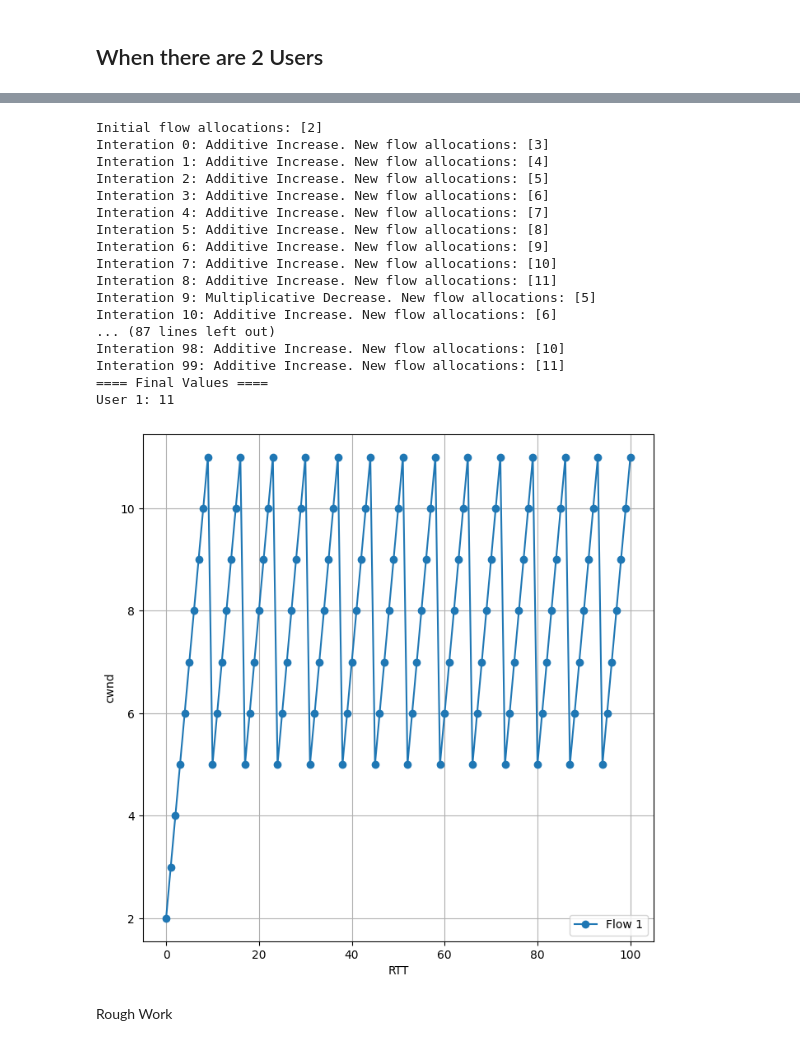
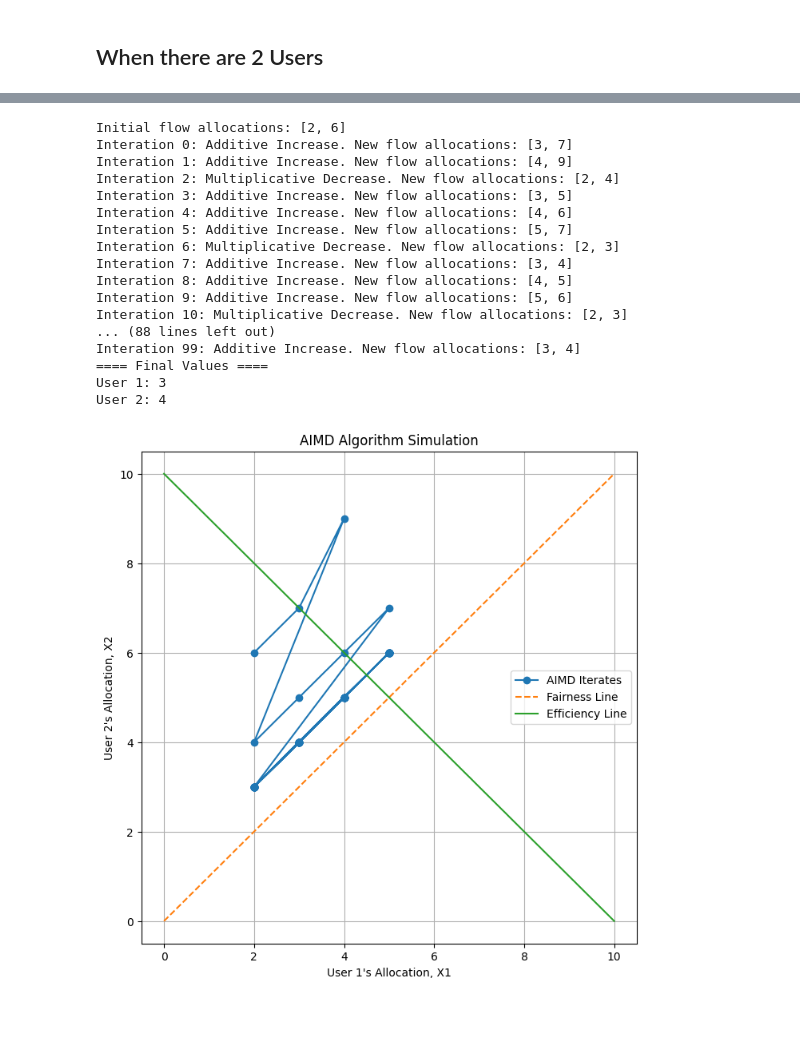
Before and after one commit to janessir/cloud_computing, a Jupyter notebook: assignment1/AIMD Tuning.ipynb, the cells around one changed output, grey strips where cells are left out. Drawn from its saved outputs; the diff is of its cells as text; code cells hidden in the pictures; blank space fills up the shorter version.

```diff
--- a/assignment1/AIMD Tuning.ipynb
+++ b/assignment1/AIMD Tuning.ipynb
@@ -162,24 +159,25 @@ User 2: 6
-# %%
-e2 = TuningAIMD(num_users=1)
-e2.run_simulation()
-# %% [output]
-Initial flow allocations: [2]
-Interation 0: Additive Increase. New flow allocations: [3]
-Interation 1: Additive Increase. New flow allocations: [4]
-Interation 2: Additive Increase. New flow allocations: [5]
-Interation 3: Additive Increase. New flow allocations: [6]
-Interation 4: Additive Increase. New flow allocations: [7]
-Interation 5: Additive Increase. New flow allocations: [8]
-Interation 6: Additive Increase. New flow allocations: [9]
-Interation 7: Additive Increase. New flow allocations: [10]
-Interation 8: Additive Increase. New flow allocations: [11]
-Interation 9: Multiplicative Decrease. New flow allocations: [5]
-Interation 10: Additive Increase. New flow allocations: [6]
-... (87 lines left out)
-Interation 98: Additive Increase. New flow allocations: [10]
-Interation 99: Additive Increase. New flow allocations: [11]
-==== Final Values ====
-User 1: 11
-[figure, removed]
-# %% [markdown]
-Rough Work
+# %%
+# Fixed beta at beta=0.5
+# Logarithmic Function of Window Size
+
+e2 = TuningAIMD(num_users=2, initial_cwnd=(2,6))
+e2.run_simulation(alpha=1, beta=0.5, alpha_setting='log-incr', max_iteration=100)
+# %% [output]
+Initial flow allocations: [2, 6]
+Interation 0: Additive Increase. New flow allocations: [3, 7]
+Interation 1: Additive Increase. New flow allocations: [4, 9]
+Interation 2: Multiplicative Decrease. New flow allocations: [2, 4]
+Interation 3: Additive Increase. New flow allocations: [3, 5]
+Interation 4: Additive Increase. New flow allocations: [4, 6]
+Interation 5: Additive Increase. New flow allocations: [5, 7]
+Interation 6: Multiplicative Decrease. New flow allocations: [2, 3]
+Interation 7: Additive Increase. New flow allocations: [3, 4]
+Interation 8: Additive Increase. New flow allocations: [4, 5]
+Interation 9: Additive Increase. New flow allocations: [5, 6]
+Interation 10: Multiplicative Decrease. New flow allocations: [2, 3]
+... (88 lines left out)
+Interation 99: Additive Increase. New flow allocations: [3, 4]
+==== Final Values ====
+User 1: 3
+User 2: 4
+[figure, added]
```
Also changed, not shown: parts of 14 cells of this notebook.
